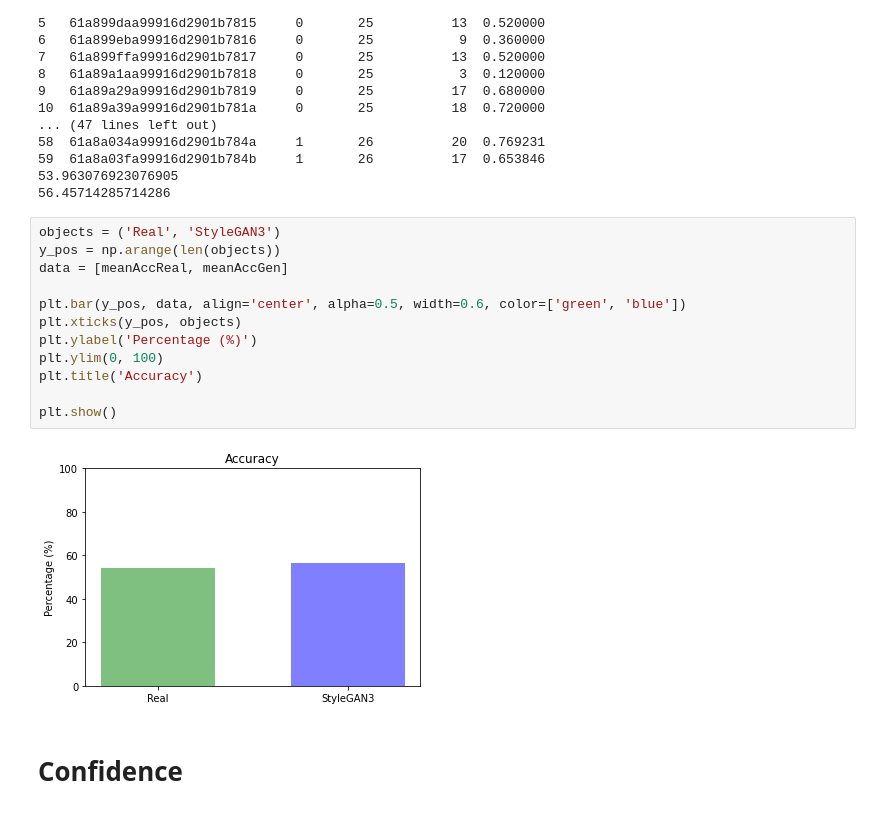
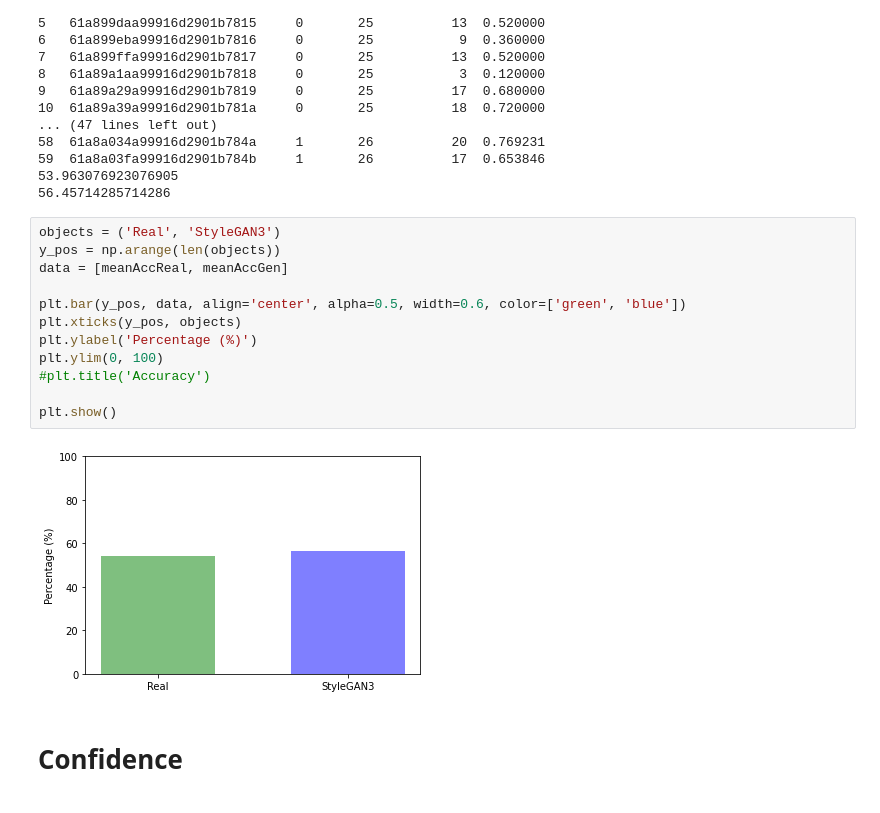
Before and after one commit to emanuelebeozzo/stylegan3-perceptual-test, a Jupyter notebook: data_analysis.ipynb, the cells around one changed output. Cells and saved outputs as stored; diff of their text form.

```diff
--- a/data_analysis.ipynb
+++ b/data_analysis.ipynb
@@ -250,17 +250,17 @@ print(meanAccGen)
 # %%
 objects = ('Real', 'StyleGAN3')
 y_pos = np.arange(len(objects))
 data = [meanAccReal, meanAccGen]
 
 plt.bar(y_pos, data, align='center', alpha=0.5, width=0.6, color=['green', 'blue'])
 plt.xticks(y_pos, objects)
 plt.ylabel('Percentage (%)')
 plt.ylim(0, 100)
-plt.title('Accuracy')
+#plt.title('Accuracy')
 
 plt.show()
 # %% [output]
-[figure, old version]
+[figure, new version]
 # %% [markdown]
 # Confidence
 # %%
```
Also changed, not shown: parts of 36 cells of this notebook, 4 other files.
